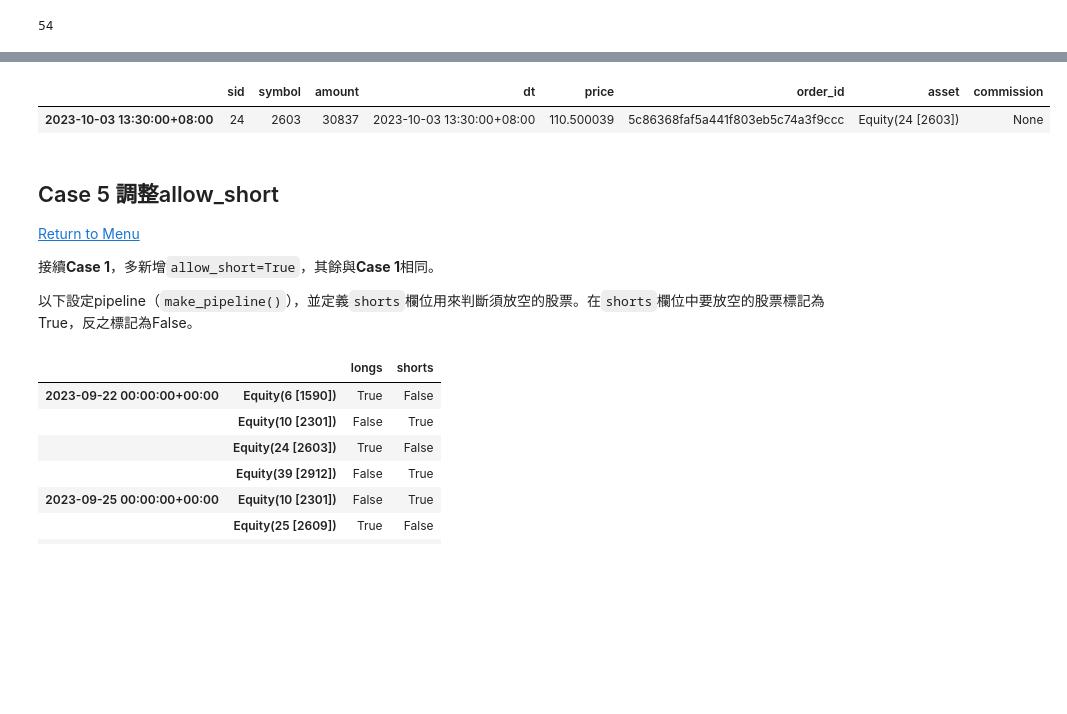
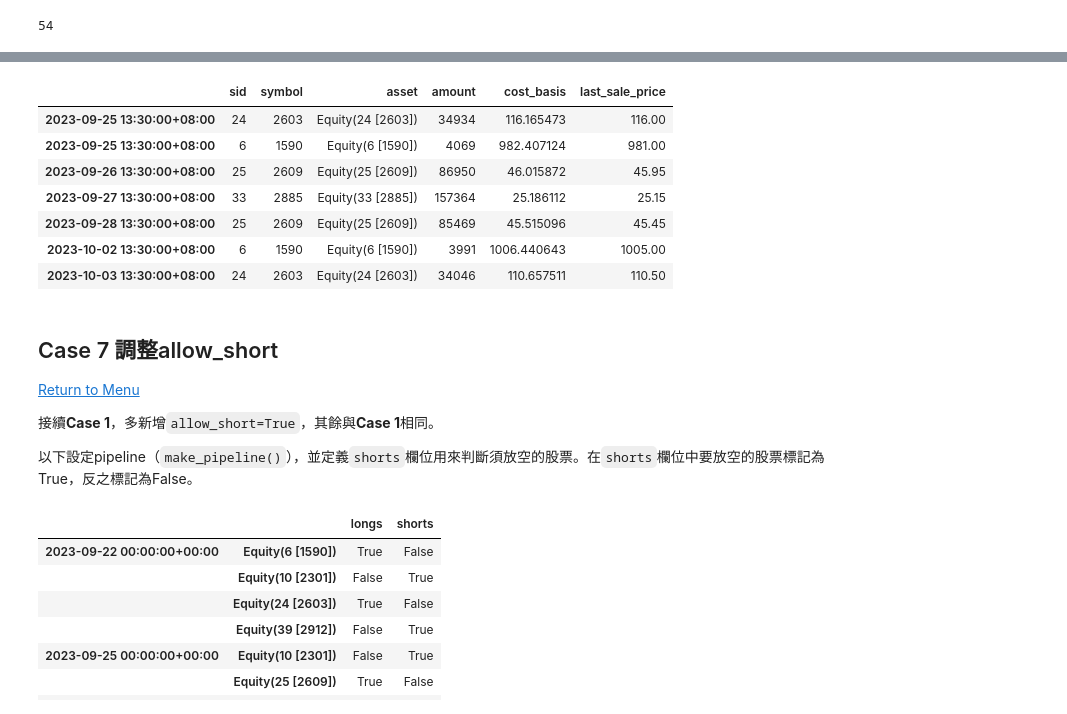
Before and after one commit to tejtw/TQuant-Lab, a Jupyter notebook: lecture/Simple Algorithm-TargetPercentPipeAlgo.ipynb, the cells around one changed output, grey strips where cells are left out. Drawn from its saved outputs; the diff is of its cells as text; code cells hidden in the pictures; blank space fills up the shorter version.

```diff
--- a/lecture/Simple Algorithm-TargetPercentPipeAlgo.ipynb
+++ b/lecture/Simple Algorithm-TargetPercentPipeAlgo.ipynb
@@ -531,13 +806,19 @@ last close: 2023-10-03 05:30:00+00:00
 # %%
 positions, transactions, orders = get_transaction_detail(stats)
 # %%
-transactions
+positions
 # %% [output]
-|  | sid | symbol | amount | dt | price | order_id | asset | commission |
-| 2023-10-03 13:30:00+08:00 | 24 | 2603 | 30837 | 2023-10-03 13:30:00+08:00 | 110.500039 | 5c86368faf5a441f803eb5c74a3f9ccc | Equity(24 [2603]) | None |
+|  | sid | symbol | asset | amount | cost_basis | last_sale_price |
+| 2023-09-25 13:30:00+08:00 | 24 | 2603 | Equity(24 [2603]) | 34934 | 116.165473 | 116.00 |
+| 2023-09-25 13:30:00+08:00 | 6 | 1590 | Equity(6 [1590]) | 4069 | 982.407124 | 981.00 |
+| 2023-09-26 13:30:00+08:00 | 25 | 2609 | Equity(25 [2609]) | 86950 | 46.015872 | 45.95 |
+| 2023-09-27 13:30:00+08:00 | 33 | 2885 | Equity(33 [2885]) | 157364 | 25.186112 | 25.15 |
+| 2023-09-28 13:30:00+08:00 | 25 | 2609 | Equity(25 [2609]) | 85469 | 45.515096 | 45.45 |
+| 2023-10-02 13:30:00+08:00 | 6 | 1590 | Equity(6 [1590]) | 3991 | 1006.440643 | 1005.00 |
+| 2023-10-03 13:30:00+08:00 | 24 | 2603 | Equity(24 [2603]) | 34046 | 110.657511 | 110.50 |
 # %% [markdown]
-<span id="Case5"></span>
-## Case 5 調整allow_short
+<span id="Case7"></span>
+## Case 7 調整allow_short
 [Return to Menu](#menu)
 
 接續**Case 1**，多新增`allow_short=True`，其餘與**Case 1**相同。
```
Also changed, not shown: parts of 61 cells of this notebook, 4 other files.
